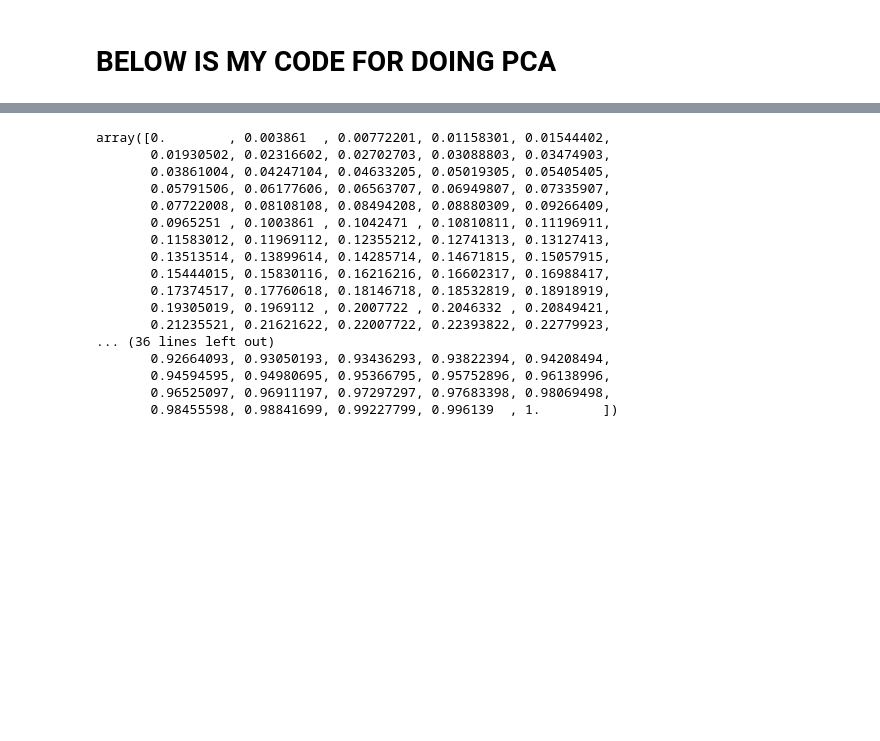
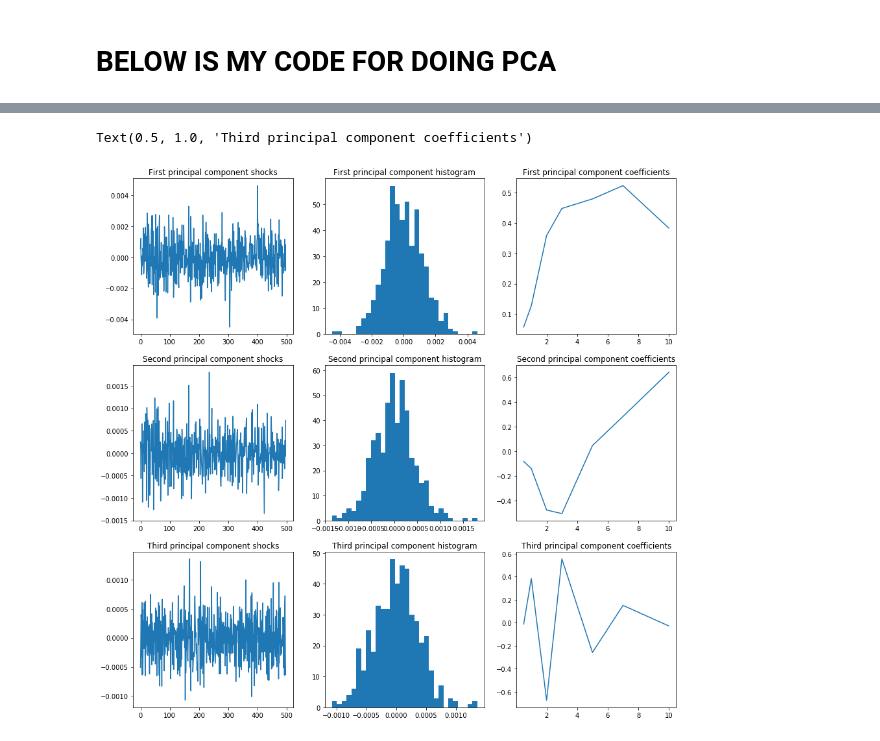
Before and after one commit to davidjsmith44/NLP-Fed-Speeches, a Jupyter notebook: src/HJM notes.ipynb, the cells around one changed output, grey strips where cells are left out. Cells and saved outputs as stored; diff of their text form; code cells hidden in the pictures; blank space fills up the shorter version.

```diff
--- a/src/HJM notes.ipynb
+++ b/src/HJM notes.ipynb
@@ -314,0 +359,3 @@ PCA(copy=True, iterated_power='auto', n_components=7, random_state=0,
+# %%
+diff_rates = fwd_cv[['d_six_m', 'd_one_y', 'd_two_y', 'd_three_y', 'd_five_y', 'd_seven_y', 'd_ten_y']]
+diff_rates.describe()
@@ -340,20 +395,29 @@ array([ 0. ,  0.5,  1. ,  1.5,  2. ,  2.5,  3. ,  3.5,  4. ,  4.5,  5. ,
-# %%
-np.linspace(0,1, 260)
-# %% [output]
-array([0.        , 0.003861  , 0.00772201, 0.01158301, 0.01544402,
-       0.01930502, 0.02316602, 0.02702703, 0.03088803, 0.03474903,
-       0.03861004, 0.04247104, 0.04633205, 0.05019305, 0.05405405,
-       0.05791506, 0.06177606, 0.06563707, 0.06949807, 0.07335907,
-       0.07722008, 0.08108108, 0.08494208, 0.08880309, 0.09266409,
-       0.0965251 , 0.1003861 , 0.1042471 , 0.10810811, 0.11196911,
-       0.11583012, 0.11969112, 0.12355212, 0.12741313, 0.13127413,
-       0.13513514, 0.13899614, 0.14285714, 0.14671815, 0.15057915,
-       0.15444015, 0.15830116, 0.16216216, 0.16602317, 0.16988417,
-       0.17374517, 0.17760618, 0.18146718, 0.18532819, 0.18918919,
-       0.19305019, 0.1969112 , 0.2007722 , 0.2046332 , 0.20849421,
-       0.21235521, 0.21621622, 0.22007722, 0.22393822, 0.22779923,
-... (36 lines left out)
-       0.92664093, 0.93050193, 0.93436293, 0.93822394, 0.94208494,
-       0.94594595, 0.94980695, 0.95366795, 0.95752896, 0.96138996,
-       0.96525097, 0.96911197, 0.97297297, 0.97683398, 0.98069498,
-       0.98455598, 0.98841699, 0.99227799, 0.996139  , 1.        ])
+# %%
+components = test.components_
+x_comp = [0.5, 1, 2, 3, 5, 7, 10]
+fig, axs = plt.subplots(3,3, figsize=(15,15))
+
+axs[0,0].plot(shocks[:,0])
+axs[0,0].set_title('First principal component shocks')
+axs[0,1].hist(shocks[:,0], bins = 30)
+axs[0,1].set_title('First principal component histogram')
+axs[0,2].plot(x_comp, components[0,:])
+axs[0,2].set_title('First principal component coefficients')
+
+axs[1,0].plot(shocks[:,1])
+axs[1,0].set_title('Second principal component shocks')
+axs[1,1].hist(shocks[:,1], bins = 30)
+axs[1,1].set_title('Second principal component histogram')
+axs[1,2].plot(x_comp, components[1,:])
+axs[1,2].set_title('Second principal component coefficients')
+
+
+axs[2,0].plot(shocks[:,2])
+axs[2,0].set_title('Third principal component shocks')
+axs[2,1].hist(shocks[:,2], bins = 30)
+axs[2,1].set_title('Third principal component histogram')
+axs[2,2].plot(x_comp, components[2,:])
+axs[2,2].set_title('Third principal component coefficients')
+# %% [output]
+Text(0.5, 1.0, 'Third principal component coefficients')
+[figure, added]
```
Also changed, not shown: parts of 12 cells of this notebook, 4 other files.
